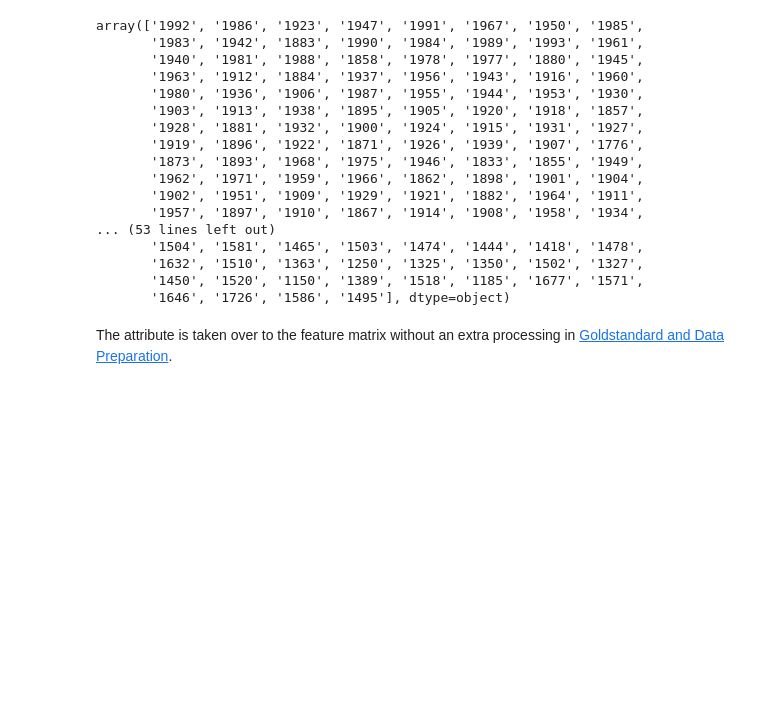
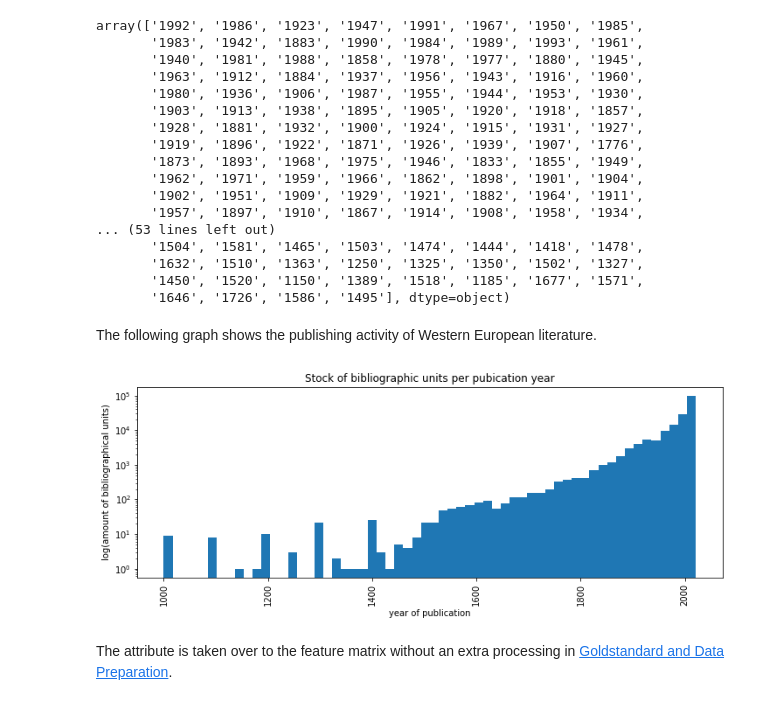
Before and after one commit to swissbib/clustering_metadata, a Jupyter notebook: 1_DataAnalysis.ipynb, the cells around one changed output. Saved outputs shown, nothing was run; the diff lists cells and outputs as text; code cells hidden in the pictures; blank space fills up the shorter version.

```diff
--- a/1_DataAnalysis.ipynb
+++ b/1_DataAnalysis.ipynb
@@ -460,6 +460,23 @@ array(['1992', '1986', '1923', '1947', '1991', '1967', '1950', '1985',
        '1632', '1510', '1363', '1250', '1325', '1350', '1502', '1327',
        '1450', '1520', '1150', '1389', '1518', '1185', '1677', '1571',
        '1646', '1726', '1586', '1495'], dtype=object)
+# %% [markdown]
+The following graph shows the publishing activity of Western European literature.
+# %%
+%matplotlib inline
+import matplotlib.pyplot as plt
+import numpy as np
+
+fig, ax = plt.subplots(nrows=1, ncols=1, figsize=(12, 4))
+
+plt.hist(df.century[~df.century.str.contains('[u]')].astype(int), bins=60, log=True)
+plt.xticks(rotation='vertical')
+plt.title('Stock of bibliographic units per pubication year')
+plt.xlabel('year of publication')
+plt.ylabel('log(amount of bibliographical units)')
+plt.show()
+# %% [output]
+[figure, added]
 # %% [markdown]
 The attribute is taken over to the feature matrix without an extra processing in [Goldstandard and Data Preparation](./2_GoldstandardDataPreparation.ipynb).
 # %%
```
Also changed, not shown: parts of 20 cells of this notebook, 13 other files.
